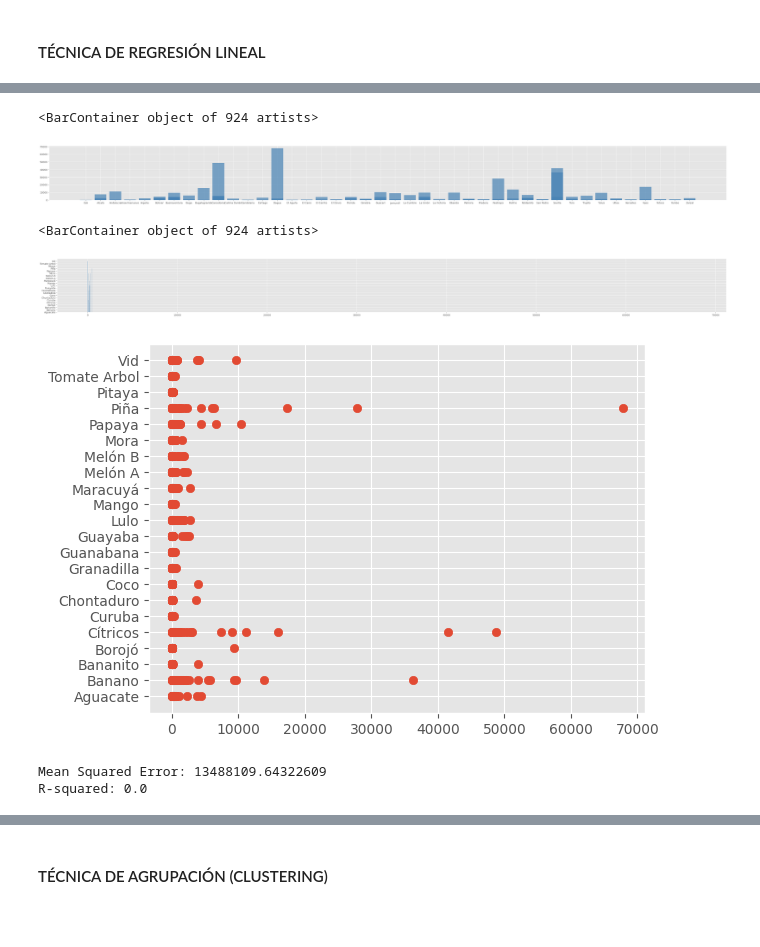
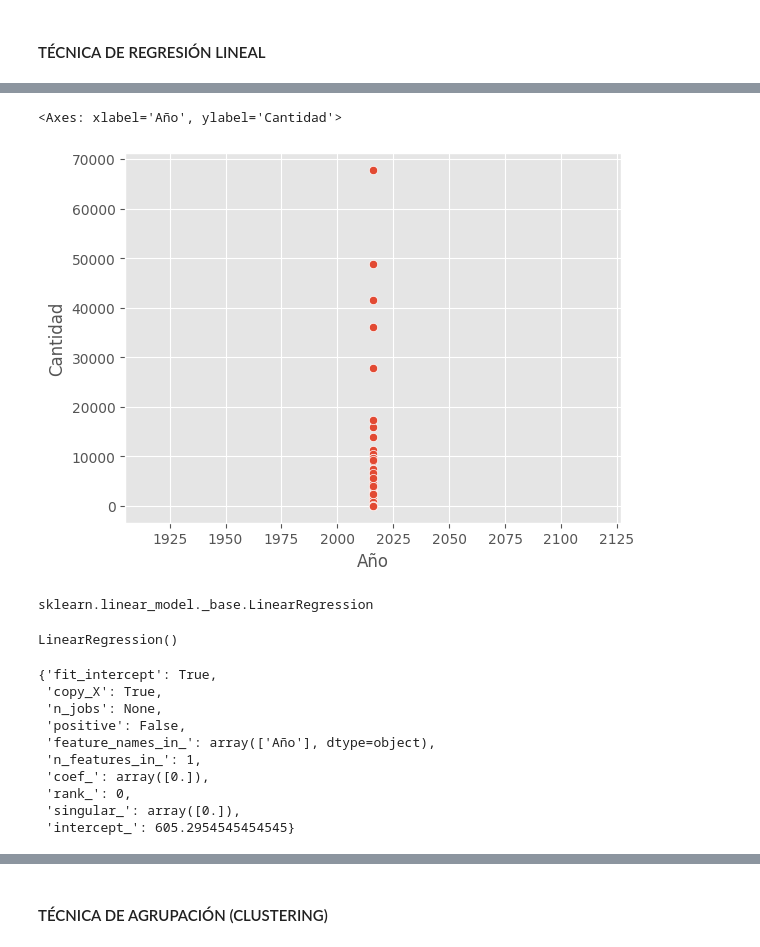
Before and after one commit to eliaset096/produccion-frutales, a Jupyter notebook: produccion_frutales_valle.ipynb, the cells around one changed output, grey strips where cells are left out. Drawn from its saved outputs; the diff is of its cells as text; code cells hidden in the pictures; blank space fills up the shorter version.

```diff
--- a/produccion_frutales_valle.ipynb
+++ b/produccion_frutales_valle.ipynb
@@ -171,6 +186,6 @@ None
 # %% [markdown]
 #### TÉCNICA DE REGRESIÓN LINEAL
 # %%
-data_regresion = data_cruda
-data_regresion
+data_regresion = data_cruda.copy()
+data_regresion.info()
 # %% [output]
@@ -190,47 +203,6 @@ data_regresion
-# %%
-# Gráfico
-# ==============================================================================
-fig, ax = plt.subplots(figsize=(50, 4))
-ax.bar(
-    x    = data_regresion['Municipios'],
-    height = data_regresion['Cantidad'],
-    color   = 'steelblue',
-    alpha   = 0.7,
-    align   = 'center'
-)
-# %% [output]
-<BarContainer object of 924 artists>
-[figure, removed]
-# %%
-fig, ax = plt.subplots(figsize=(50, 4))
-ax.bar(
-    x    =  data_regresion['Cantidad'],
-    height =data_regresion['Producto'],
-    color   = 'steelblue',
-    alpha   = 0.7,
-    align   = 'center'
-)
-# %% [output]
-<BarContainer object of 924 artists>
-[figure, removed]
-# %%
-x=data_regresion['Cantidad']
-y=data_regresion['Producto']
-plt.scatter(x, y)
-plt.show()
-# %% [output]
-[figure, removed]
-# %%
-X = data_regresion[['Año']]
-y = data_regresion['Cantidad']
-model = LinearRegression()
-model.fit(X, y)
-y_pred = model.predict(X)
-mse = mean_squared_error(y, y_pred)
-r2 = r2_score(y, y_pred)
-
-print("Mean Squared Error:", mse)
-print("R-squared:", r2)
-# %% [output]
-Mean Squared Error: 13488109.64322609
-R-squared: 0.0
+# %%
+
+sns.scatterplot(x='Año', y='Cantidad', data=data_regresion)
+# %% [output]
+<Axes: xlabel='Año', ylabel='Cantidad'>
+[figure, added]
@@ -236,0 +212,22 @@ R-squared: 0.0
+# %%
+model = LinearRegression()
+type(model)
+# %% [output]
+sklearn.linear_model._base.LinearRegression
+# %%
+model.fit(X=explicativas, y=objectivo)
+# %% [output]
+LinearRegression()
+# %%
+model.__dict__
+# %% [output]
+{'fit_intercept': True,
+ 'copy_X': True,
+ 'n_jobs': None,
+ 'positive': False,
+ 'feature_names_in_': array(['Año'], dtype=object),
+ 'n_features_in_': 1,
+ 'coef_': array([0.]),
+ 'rank_': 0,
+ 'singular_': array([0.]),
+ 'intercept_': 605.2954545454545}
```
Also changed, not shown: parts of 30 cells of this notebook, 4 other files.
